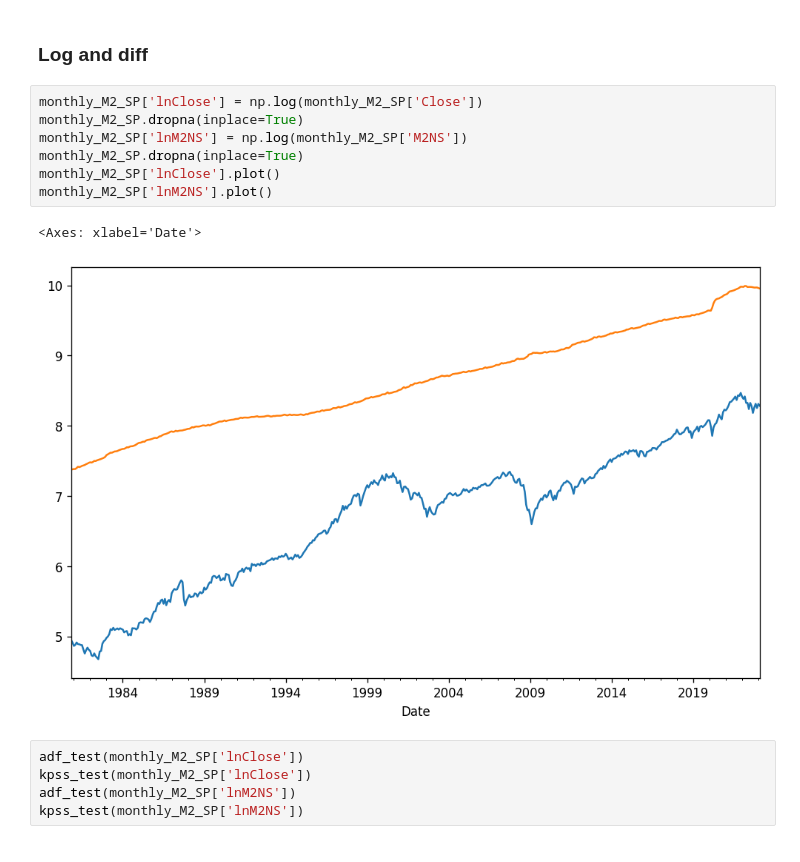
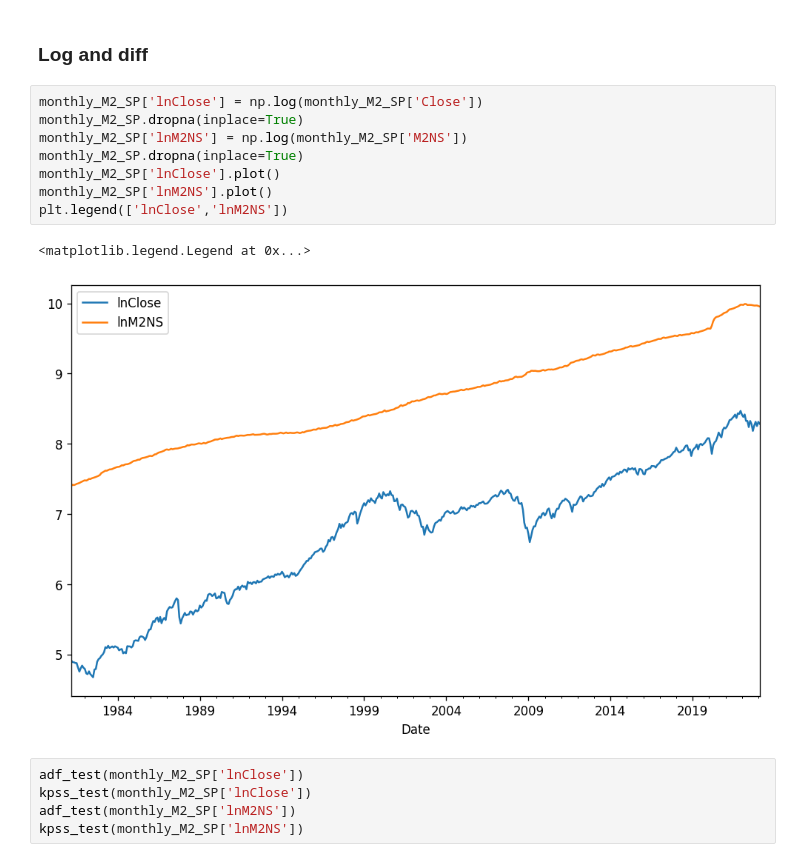
Before and after one commit to jtbandurski/WEC2023, a Jupyter notebook: SARIMAX_close_monthly.ipynb, the cells around one changed output. Drawn from its saved outputs; the diff is of its cells as text.

```diff
--- a/SARIMAX_close_monthly.ipynb
+++ b/SARIMAX_close_monthly.ipynb
@@ -132,13 +132,14 @@ Basic series non-stationary
 # %%
 monthly_M2_SP['lnClose'] = np.log(monthly_M2_SP['Close'])
 monthly_M2_SP.dropna(inplace=True)
 monthly_M2_SP['lnM2NS'] = np.log(monthly_M2_SP['M2NS'])
 monthly_M2_SP.dropna(inplace=True)
 monthly_M2_SP['lnClose'].plot()
 monthly_M2_SP['lnM2NS'].plot()
+plt.legend(['lnClose','lnM2NS'])
 # %% [output]
-<Axes: xlabel='Date'>
+<matplotlib.legend.Legend at 0x...>
-[figure, old version]
+[figure, new version]
 # %%
 adf_test(monthly_M2_SP['lnClose'])
 kpss_test(monthly_M2_SP['lnClose'])
```
Also changed, not shown: parts of 10 cells of this notebook, 1 other file.
